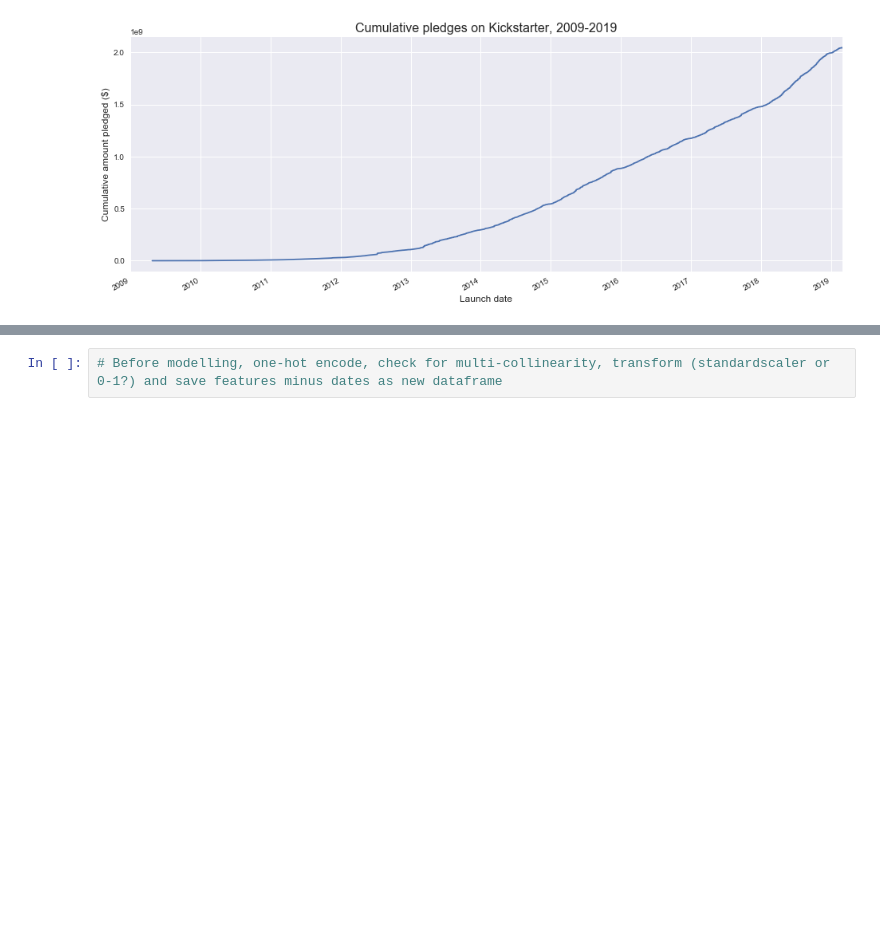
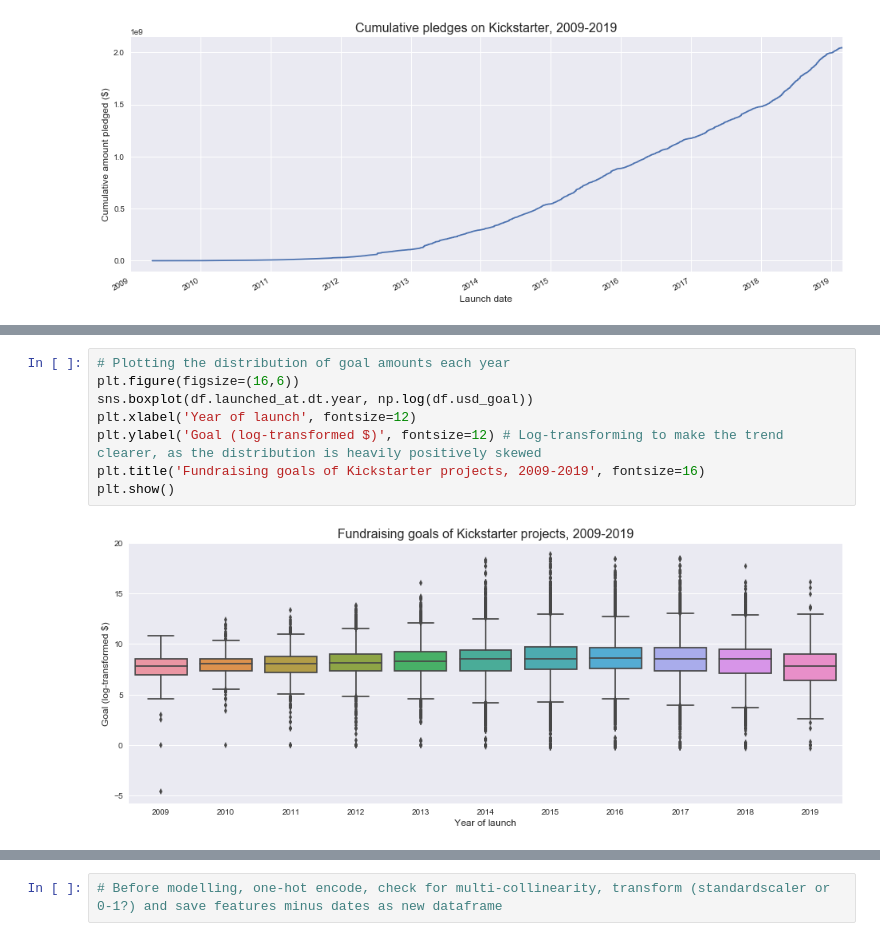
Before and after one commit to L-Lewis/Kickstarter-success-machine-learning, a Jupyter notebook: student.ipynb, the cells around one changed output, grey strips where cells are left out. Drawn from its saved outputs; the diff is of its cells as text; blank space fills up the shorter version.

```diff
--- a/student.ipynb
+++ b/student.ipynb
@@ -755,0 +850,10 @@ To graph:
+# %%
+# Plotting the distribution of goal amounts each year
+plt.figure(figsize=(16,6))
+sns.boxplot(df.launched_at.dt.year, np.log(df.usd_goal))
+plt.xlabel('Year of launch', fontsize=12)
+plt.ylabel('Goal (log-transformed $)', fontsize=12) # Log-transforming to make the trend clearer, as the distribution is heavily positively skewed
+plt.title('Fundraising goals of Kickstarter projects, 2009-2019', fontsize=16)
+plt.show()
+# %% [output]
+[figure, added]
```
Also changed, not shown: parts of 16 cells of this notebook.
